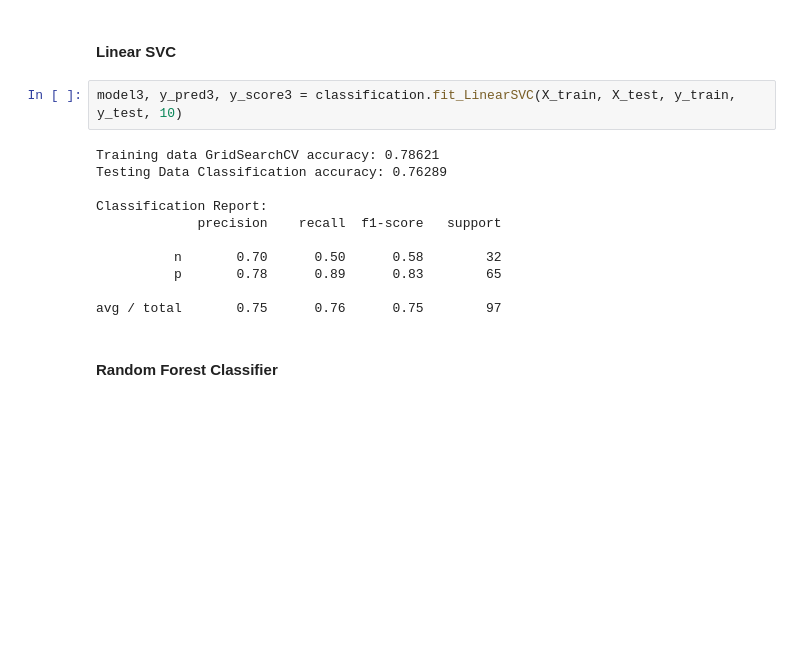
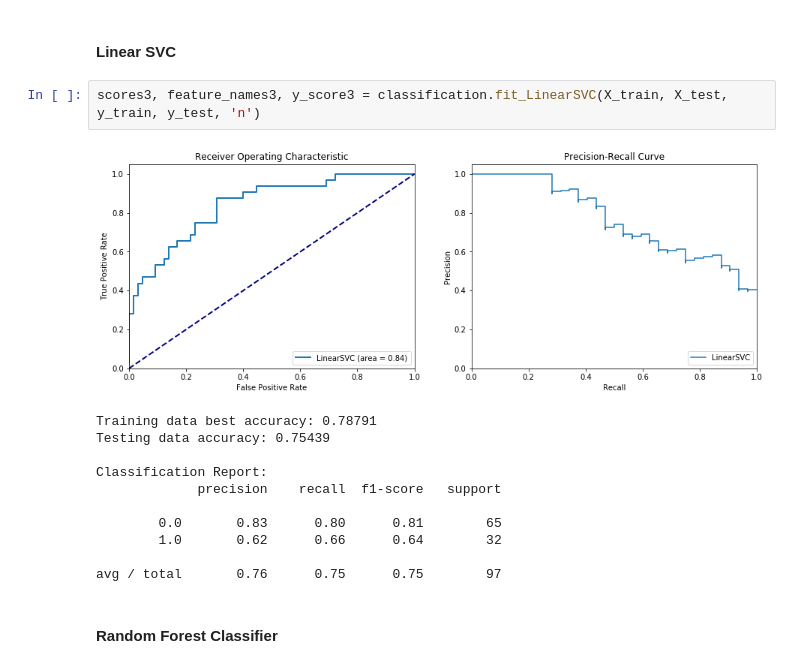
Before and after one commit to BeckResearchLab/PyMolSAR, a Jupyter notebook: notebooks/Lithium Blood-Brain-Barrier Penetration.ipynb, the cells around one changed output. Saved outputs shown, nothing was run; the diff lists cells and outputs as text; blank space fills up the shorter version.

```diff
--- a/notebooks/Lithium Blood-Brain-Barrier Penetration.ipynb
+++ b/notebooks/Lithium Blood-Brain-Barrier Penetration.ipynb
@@ -72,18 +70,19 @@ avg / total       0.78      0.78      0.78        97
 # %% [markdown]
 #### Linear SVC
 # %%
-model3, y_pred3, y_score3 = classification.fit_LinearSVC(X_train, X_test, y_train, y_test, 10)
+scores3, feature_names3, y_score3 = classification.fit_LinearSVC(X_train, X_test, y_train, y_test, 'n')
 # %% [output]
+[figure, added]
-Training data GridSearchCV accuracy: 0.78621
-Testing Data Classification accuracy: 0.76289
+Training data best accuracy: 0.78791
+Testing data accuracy: 0.75439
 
 Classification Report:
              precision    recall  f1-score   support
 
-          n       0.70      0.50      0.58        32
-          p       0.78      0.89      0.83        65
+        0.0       0.83      0.80      0.81        65
+        1.0       0.62      0.66      0.64        32
 
-avg / total       0.75      0.76      0.75        97
+avg / total       0.76      0.75      0.75        97
 # %% [markdown]
 #### Random Forest Classifier
 # %%
```
Also changed, not shown: parts of 32 cells of this notebook, 2 other files.
